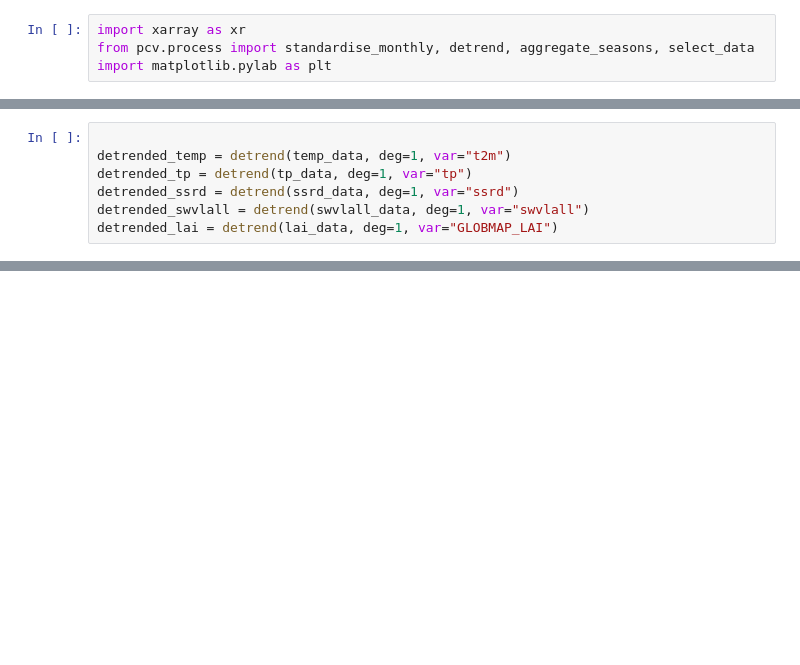
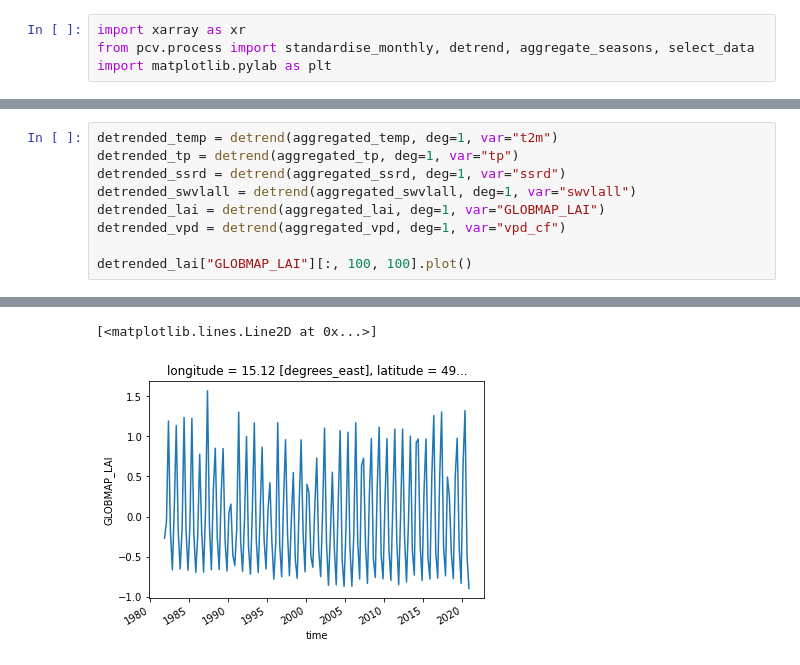
Before and after one commit to melioristic/preconditioned-compound-vegetation, a Jupyter notebook: n2_write_aggregated_dataset.ipynb, the cells around one changed output, grey strips where cells are left out. Saved outputs shown, nothing was run; the diff lists cells and outputs as text; blank space fills up the shorter version.

```diff
--- a/n2_write_aggregated_dataset.ipynb
+++ b/n2_write_aggregated_dataset.ipynb
@@ -19,8 +33,10 @@ lai_data = xr.open_dataset(lai_path)
 # %%
+detrended_temp = detrend(aggregated_temp, deg=1, var="t2m")
+detrended_tp = detrend(aggregated_tp, deg=1, var="tp")
+detrended_ssrd = detrend(aggregated_ssrd, deg=1, var="ssrd")
+detrended_swvlall = detrend(aggregated_swvlall, deg=1, var="swvlall")
+detrended_lai = detrend(aggregated_lai, deg=1, var="GLOBMAP_LAI")
+detrended_vpd = detrend(aggregated_vpd, deg=1, var="vpd_cf")
 
-detrended_temp = detrend(temp_data, deg=1, var="t2m")
-detrended_tp = detrend(tp_data, deg=1, var="tp")
-detrended_ssrd = detrend(ssrd_data, deg=1, var="ssrd")
-detrended_swvlall = detrend(swvlall_data, deg=1, var="swvlall")
-detrended_lai = detrend(lai_data, deg=1, var="GLOBMAP_LAI")
+detrended_lai["GLOBMAP_LAI"][:, 100, 100].plot()
 # %% [output]
@@ -32,3 +49,5 @@ Function detrend Took 2.2650 seconds
+[<matplotlib.lines.Line2D at 0x...>]
+[figure, added]
 # %%
 
 standardised_temp = standardise_monthly(detrended_temp)
```
Also changed, not shown: parts of 6 cells of this notebook, 4 other files.
